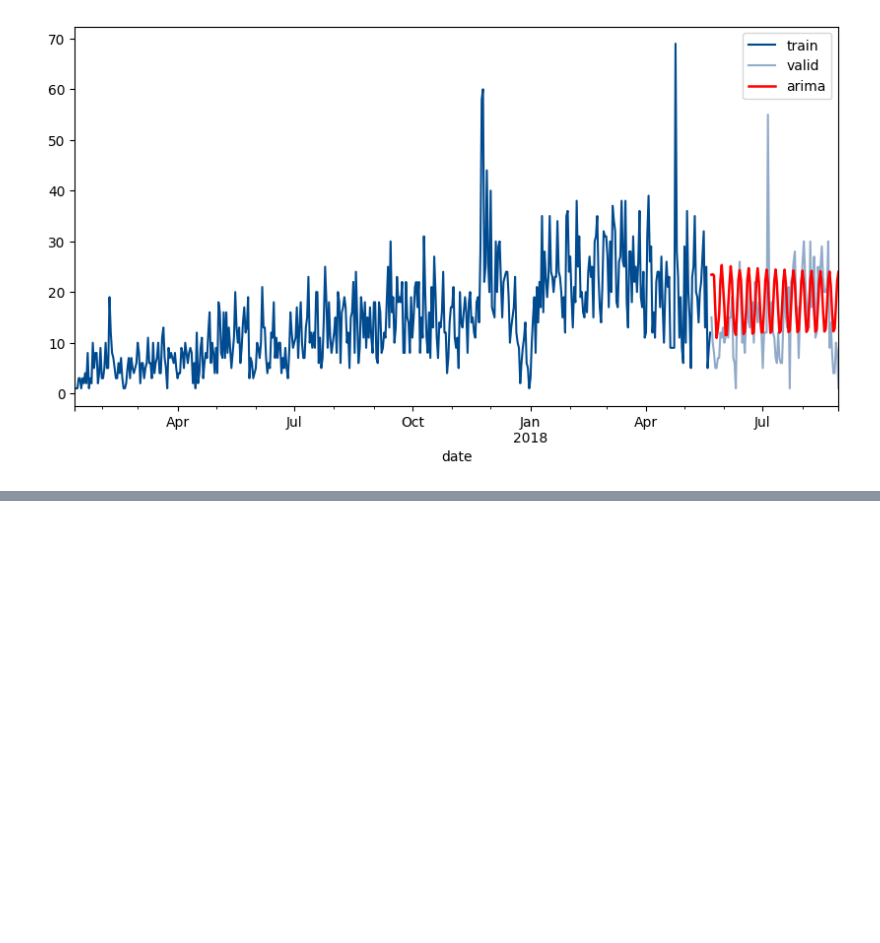
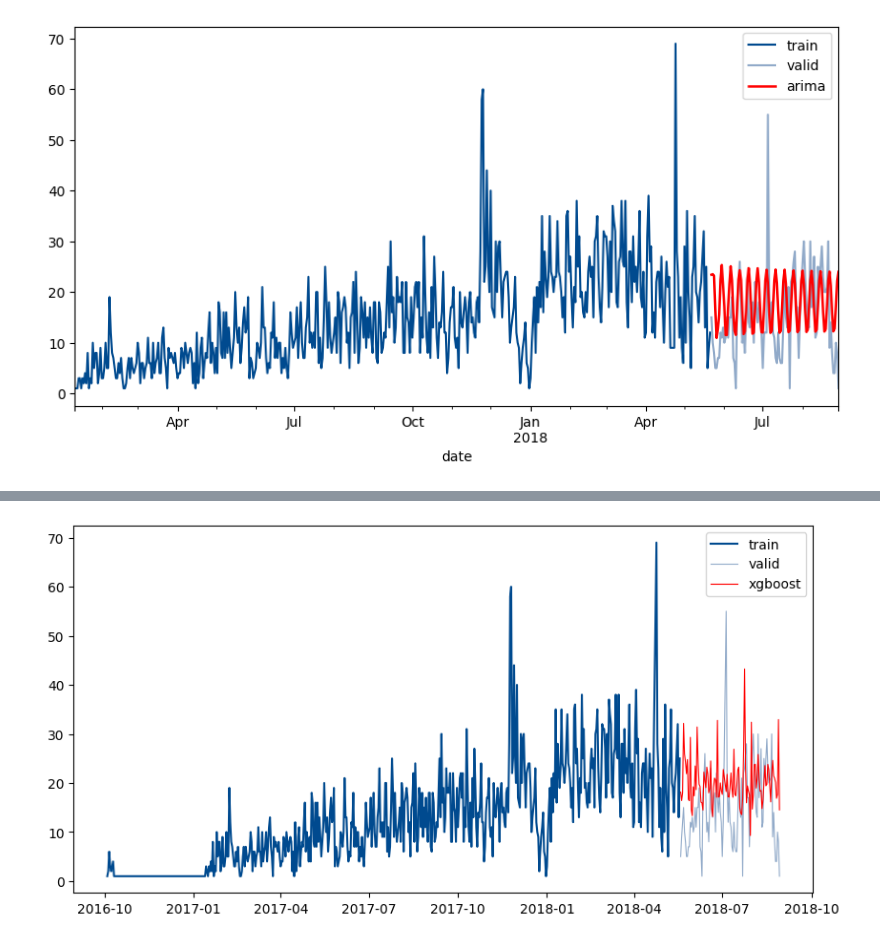
Before and after one commit to Swyatoistudent/SMART, a Jupyter notebook: TASK1/task1.ipynb, the cells around one changed output, grey strips where cells are left out. Drawn from its saved outputs; the diff is of its cells as text; code cells hidden in the pictures; blank space fills up the shorter version.

```diff
--- a/TASK1/Untitled-1.ipynb
+++ b/TASK1/task1.ipynb
@@ -501,0 +547,9 @@ plt.show()
+# %%
+single_cat_df  = df[df['product_category_name']=='esporte_lazer']
+single_cat_df = single_cat_df.groupby(['date']).date.count().reset_index(name='sales')
+# %%
+train = single_cat_df[0:-100]
+valid = single_cat_df[-100:]
+# %%
+X_train,y_train = create_features(train,'sales')
+X_valid,y_valid = create_features(valid,'sales')
@@ -501,0 +574,3 @@ plt.show()
+# %%
+XGB_singlecat = XGBRegressor(n_estimators = 100)
+XGB_singlecat.fit(X_train,y_train,eval_metric = 'mae')
@@ -501,0 +589,11 @@ plt.show()
+# %%
+y_predict = XGB_singlecat.predict(X_valid)
+
+fig,ax = plt.subplots(figsize=(10,5))
+ax.plot(train['date'],train['sales'], c='#004a8f')
+ax.plot(valid['date'],valid['sales'], c='#91aac9',linewidth=0.8)
+ax.plot(valid['date'],y_predict,c='red',linewidth=0.8)
+ax.legend(["train",'valid','xgboost'])
+plt.show()
+# %% [output]
+[figure, added]
```
Also changed, not shown: parts of 20 cells of this notebook.
